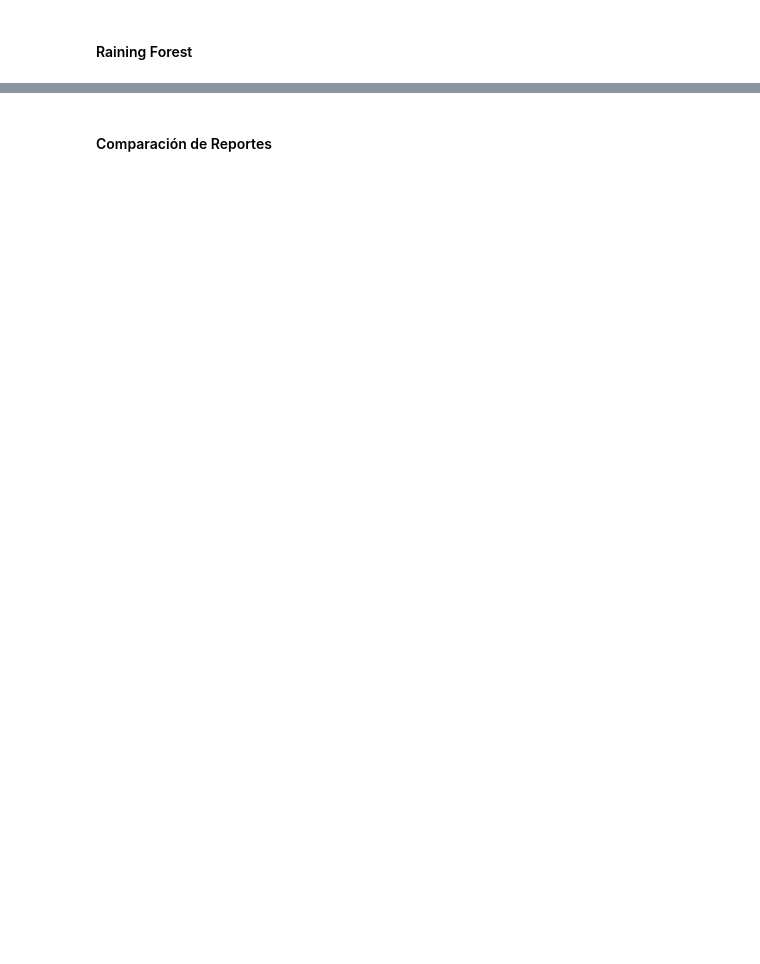
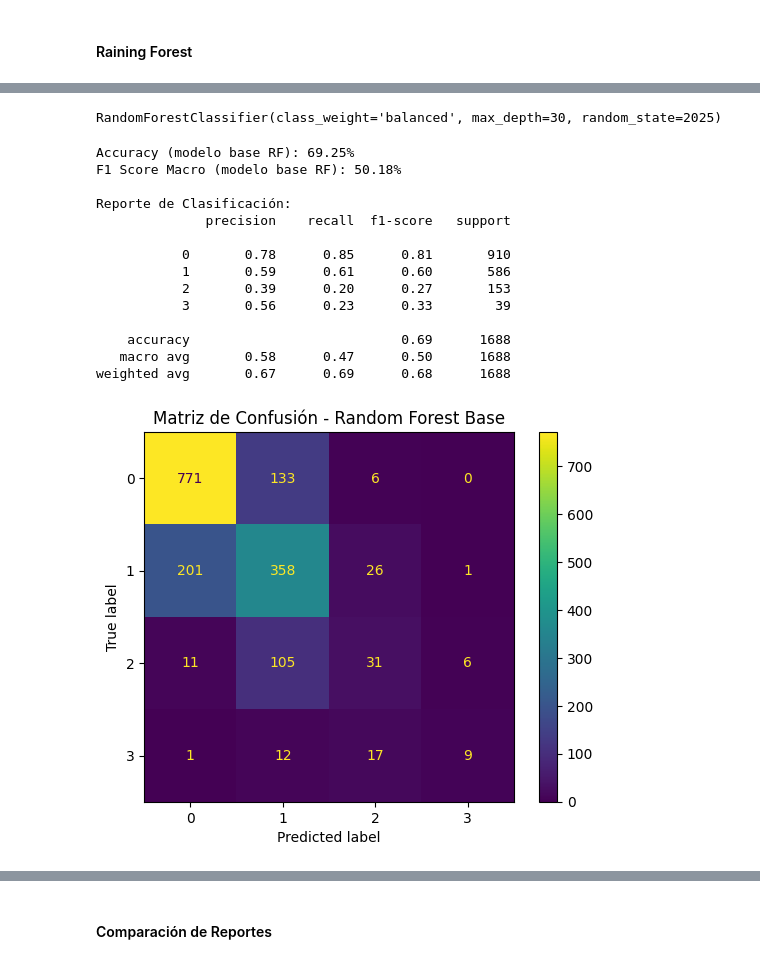
Before and after one commit to lab2077/4geeks_final_project, a Jupyter notebook: notebooks/tornadoes_predictorv2.ipynb, the cells around one changed output, grey strips where cells are left out. Drawn from its saved outputs; the diff is of its cells as text; code cells hidden in the pictures; blank space fills up the shorter version.

```diff
--- a/notebooks/tornadoes_predictorv2.ipynb
+++ b/notebooks/tornadoes_predictorv2.ipynb
@@ -735,13 +727,20 @@ with open("lstm_tornado.pkl", "wb") as file:
 # %%
 df = df_baking.copy()
 # %%
-train_size = int(0.85 * len(df))
-val_size = int(0.075 * len(df))
-test_size = len(df) - train_size - val_size
+#Train + Temp (val + test)
+df_train, df_temp = train_test_split(df, test_size=0.2,
+                                     random_state=2025,
+                                     stratify=df['magnitude'])
 
-df_train = df.iloc[:train_size].reset_index(drop=True)
-df_val = df.iloc[train_size:train_size + val_size].reset_index(drop=True)
-df_test = df.iloc[train_size + val_size:].reset_index(drop=True)
+#Val + Test
+df_val, df_test = train_test_split(df_temp, test_size=0.5,
+                                   random_state=2025,
+                                   stratify=df_temp['magnitude'])
+
+#Reindexado
+df_train = df_train.reset_index(drop=True)
+df_val = df_val.reset_index(drop=True)
+df_test = df_test.reset_index(drop=True)
 
 print(df_train.shape, df_val.shape, df_test.shape)
 # %% [output]
@@ -989,0 +955,44 @@ Error:
+# %%
+# Entrenar modelo base con pesos balanceados
+clf_rf = RandomForestClassifier(
+    class_weight='balanced',
+    max_depth=30,
+    n_estimators=100,
+    random_state=2025
+)
+
+clf_rf.fit(X_train_rf, y_train_enc_rf)
+# %% [output]
+RandomForestClassifier(class_weight='balanced', max_depth=30, random_state=2025)
+# %%
+# Predicciones sobre el test set
+y_hat_rf = clf_rf.predict(X_test_rf)
+
+# Accuracy y F1 Score
+print(f"Accuracy (modelo base RF): {accuracy_score(y_test_enc_rf, y_hat_rf) * 100:.2f}%")
+print(f"F1 Score Macro (modelo base RF): {f1_score(y_test_enc_rf, y_hat_rf, average='macro') * 100:.2f}%")
+
+# Reporte de clasificación completo
+print("\nReporte de Clasificación:")
+print(classification_report(y_test_enc_rf, y_hat_rf))
+
+# Matriz de Confusión
+ConfusionMatrixDisplay.from_predictions(y_test_enc_rf, y_hat_rf)
+plt.title("Matriz de Confusión - Random Forest Base")
+plt.show()
+# %% [output]
+Accuracy (modelo base RF): 69.25%
+F1 Score Macro (modelo base RF): 50.18%
+
+Reporte de Clasificación:
+              precision    recall  f1-score   support
+
+           0       0.78      0.85      0.81       910
+           1       0.59      0.61      0.60       586
+           2       0.39      0.20      0.27       153
+           3       0.56      0.23      0.33        39
+
+    accuracy                           0.69      1688
+   macro avg       0.58      0.47      0.50      1688
+weighted avg       0.67      0.69      0.68      1688
+[figure, added]
```
Also changed, not shown: parts of 29 cells of this notebook.
